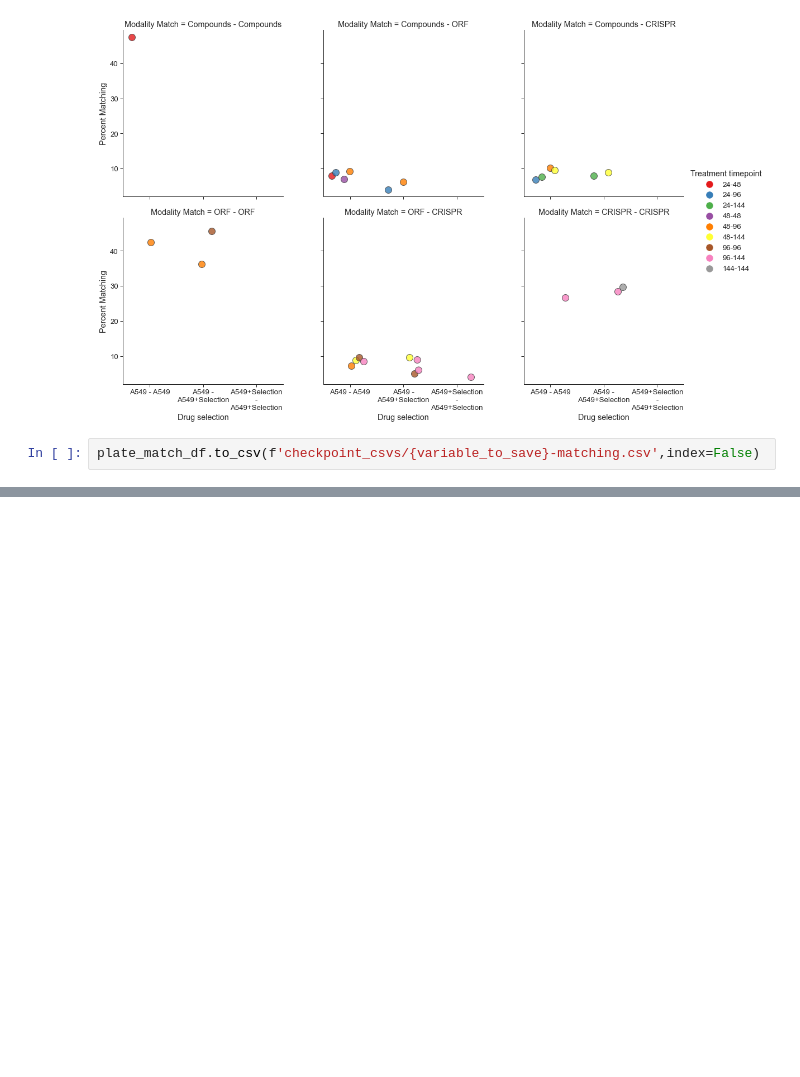
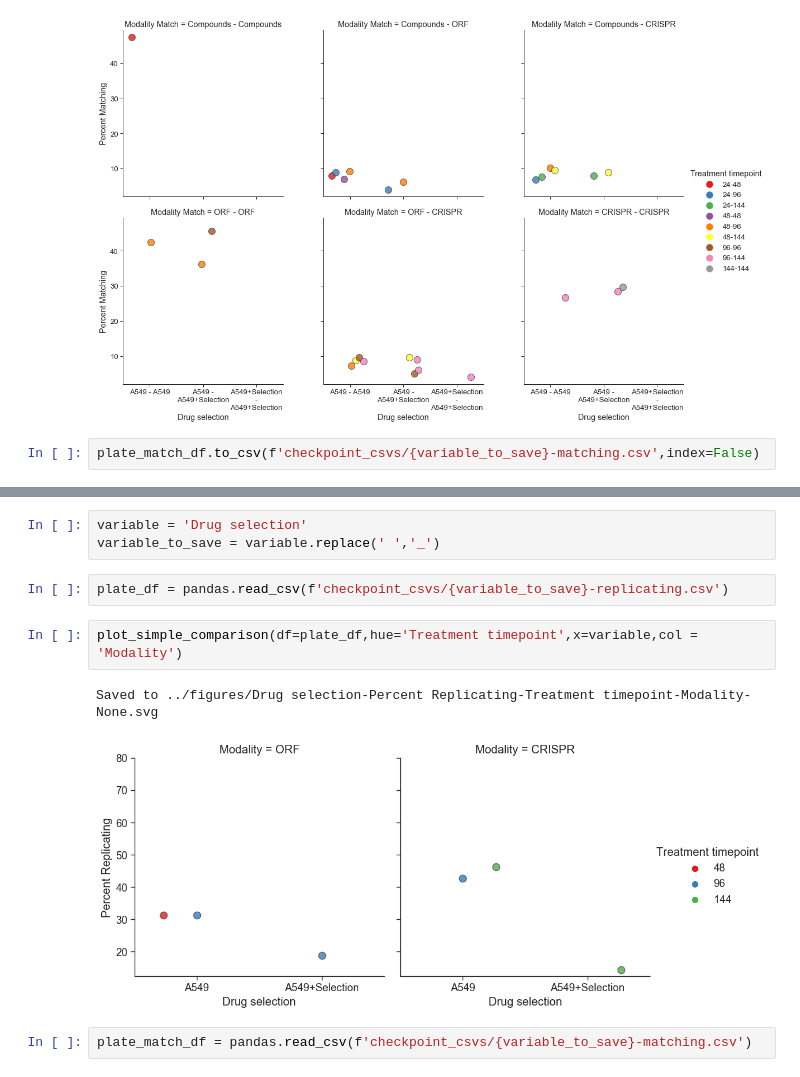
Before and after one commit to carpenter-singh-lab/2023_Cimini_NatureProtocols, a Jupyter notebook: notebooks/AssessDrugSelection.ipynb, the cells around one changed output, grey strips where cells are left out. Drawn from its saved outputs; the diff is of its cells as text; blank space fills up the shorter version.

Commit message:
Fix selection figure, add one more panel

```diff
--- a/notebooks/AssessDrugSelection.ipynb
+++ b/notebooks/AssessDrugSelection.ipynb
@@ -98,0 +110,12 @@ plate_match_df.to_csv(f'checkpoint_csvs/{variable_to_save}-matching.csv',index=F
+# %%
+variable = 'Drug selection'
+variable_to_save = variable.replace(' ','_')
+# %%
+plate_df = pandas.read_csv(f'checkpoint_csvs/{variable_to_save}-replicating.csv')
+# %%
+plot_simple_comparison(df=plate_df,hue='Treatment timepoint',x=variable,col = 'Modality')
+# %% [output]
+Saved to ../figures/Drug selection-Percent Replicating-Treatment timepoint-Modality-None.svg
+[figure, added]
+# %%
+plate_match_df = pandas.read_csv(f'checkpoint_csvs/{variable_to_save}-matching.csv')
```
Also changed, not shown: parts of 6 cells of this notebook, 3 other files.
